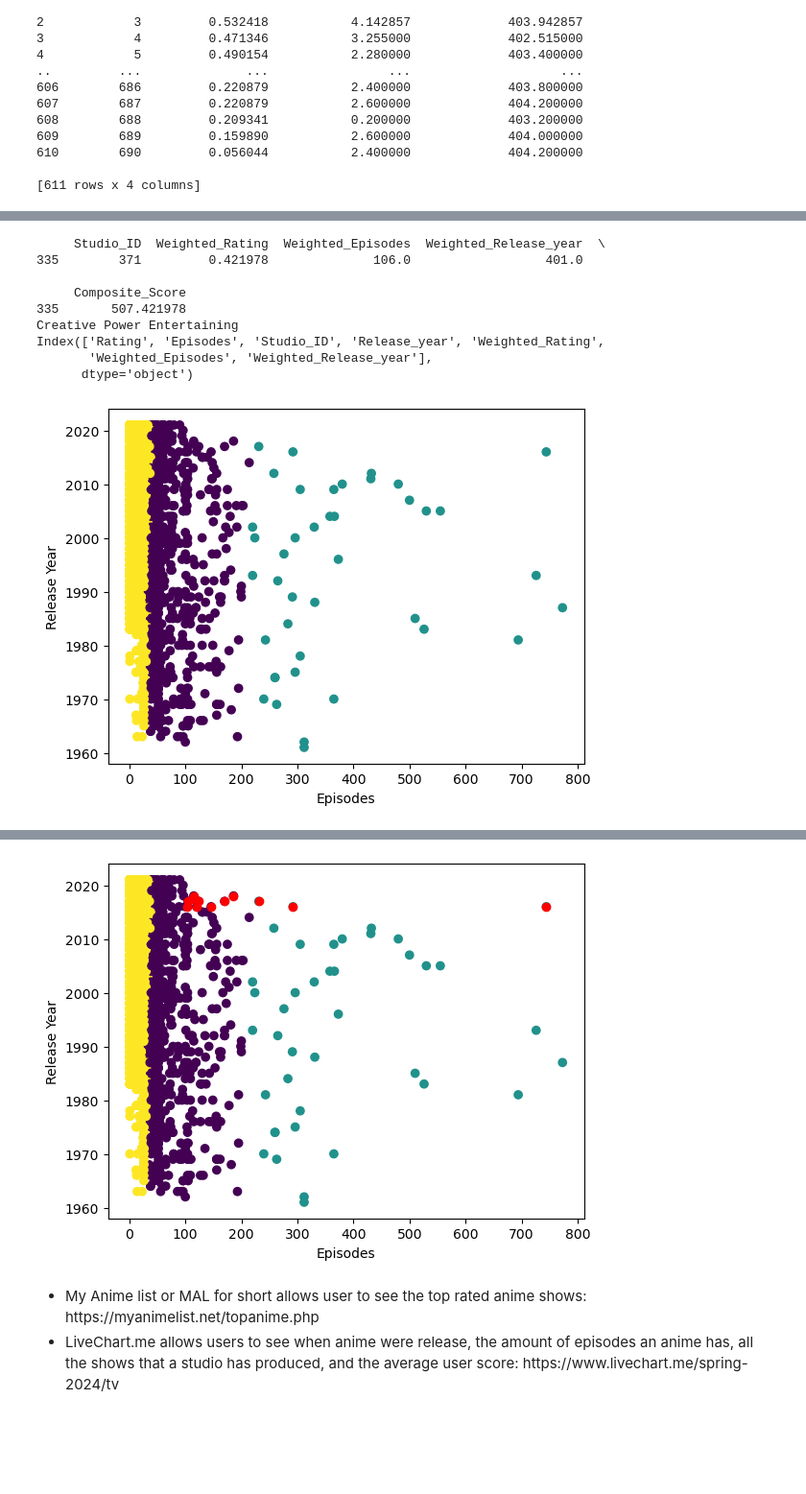
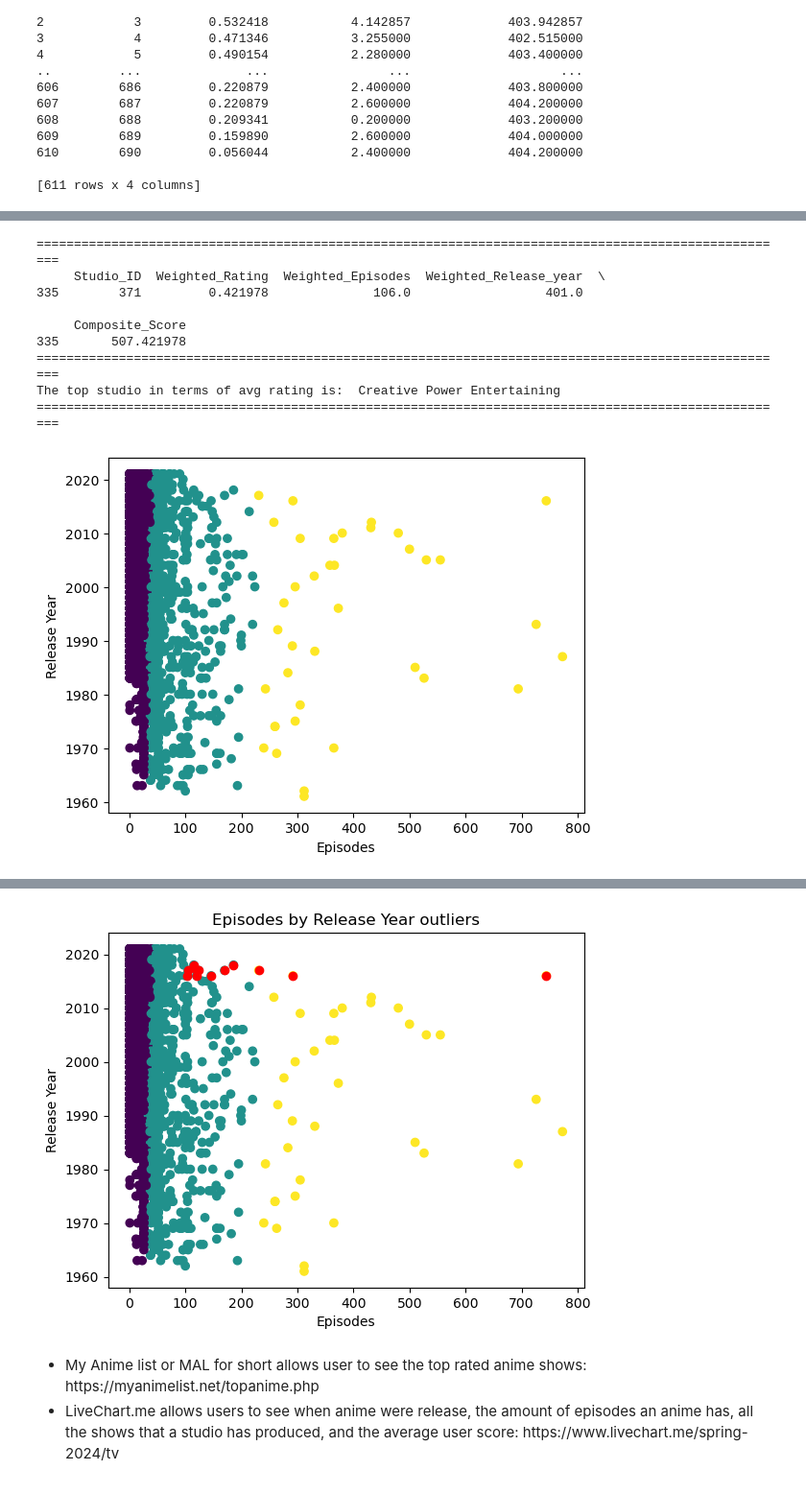
Before and after one commit to D00237535/DAV_CA, a Jupyter notebook: DAV.ipynb, the cells around one changed output, grey strips where cells are left out. Shown at 96% size. Saved outputs shown, nothing was run; the diff lists cells and outputs as text; code cells hidden in the pictures; blank space fills up the shorter version.

Commit message:
Deleted unneeded CSVs and did some final code clean up

```diff
--- a/DAV.ipynb
+++ b/DAV.ipynb
@@ -68,12 +75,3 @@ num_rows_cleaned = data.shape[0]
 2  Mo Xiang Tong Xiu : Original Creator, Xiong Ke...          3
 3  Hiromu Arakawa : Original Creator, Yasuhiro Ir...          4
 4  Hajime Isayama : Original Creator, Tetsurou Ar...          5
-# %%
-##Indexing
-
-#Give every show a unique id number
-data['ID'] = range(1, num_rows_cleaned + 1)
-print(data.head())
-
-#Drop ID column
-data = data.drop('ID', axis=1)
@@ -87,6 +78,6 @@ data = data.drop('ID', axis=1)
 # %%
-# Convert string values to numeric values
-data = data.apply(pd.to_numeric, errors='coerce')
+##Correlation Matrix
+
 
 # Plot the correlation matrix
 correlation_matrix = data.corr()
@@ -95,11 +86,5 @@ plt.xticks(range(len(correlation_matrix.columns)), correlation_matrix.columns, r
 plt.yticks(range(len(correlation_matrix.columns)), correlation_matrix.columns)
 plt.colorbar()
 plt.show()
-
-#give a numeric value for each correlation value and state what two columns are being compared
-for i in range(len(correlation_matrix.columns)):
-    for j in range(i+1, len(correlation_matrix.columns)):
-        correlation_value = correlation_matrix.iloc[i, j]
-        print(correlation_matrix.columns[i], 'and', correlation_matrix.columns[j], 'have a correlation of', correlation_value)
 # %% [output]
 [figure]
@@ -319,17 +381,17 @@ print(studio_grouped)
 [611 rows x 4 columns]
 # %%
 ##Getting final composite score
+
+
 studio_grouped['Composite_Score'] = studio_grouped['Weighted_Rating'] + studio_grouped['Weighted_Episodes'] + studio_grouped['Weighted_Release_year']
 print(studio_grouped)
+
+print("=====================================================================================================")
 
 #Getting the top 10 studios
 top_studios = studio_grouped.nlargest(10, 'Composite_Score')
 print(top_studios)
 
-#explaining the composite score
-print("=====================================================================================================")
-print("The composite score is calculated by taking the weighted average of the rating and episodes of each show produced by the studio.")
-print("The rating is weighted at 60% and the episodes are weighted at 40%. The composite score is the sum of the weighted rating and weighted episodes.")
 print("=====================================================================================================")
 
 #Plotting the top 10 studios using a scatter plot with exact values written on the plot with labels on both axes
@@ -340,25 +402,24 @@ for i, txt in enumerate(top_studios['Composite_Score']):
     plt.annotate(txt, (top_studios['Studio_ID'].values[i], top_studios['Composite_Score'].values[i]))
 plt.show()
 
-#Making a bar plot of the top 10 studios with wider bars
+#Bar plot of the top 10 studios with wider bars
 plt.bar(top_studios['Studio_ID'], top_studios['Composite_Score'], width=0.5)
 plt.xlabel('Studio ID')
 plt.ylabel('Composite Score')
 plt.show()
 
-#printing out the top studio
+print("=====================================================================================================")
 top_studio = top_studios.nlargest(1, 'Composite_Score')
 print(top_studio)
 
-#Using the studio_dict to get the name of the top studio
+print("=====================================================================================================")
+
 top_studio_name = {v: k for k, v in studio_dict.items()}[top_studio['Studio_ID'].values[0]]
-print(top_studio_name)
+print("The top studio in terms of avg rating is: ", top_studio_name)
 
-print(data.columns)
+print("=====================================================================================================")
 
-data.set_index(['Rating', 'Episodes', 'Studio_ID', 'Release_year', 'Weighted_Rating', 'Weighted_Episodes'])
-
-#create a k-means clustering model to find how the release year and episodes are related on a scatter plot
+#k-means clustering model to find how the release year and episodes are related on a scatter plot
 kmeans = KMeans(n_clusters=3)
 kmeans.fit(data[['Episodes', 'Release_year']])
 data['Cluster'] = kmeans.labels_
@@ -370,27 +431,17 @@ plt.show()
 #Print out the number of data points in each cluster
 print(data['Cluster'].value_counts())
 
-#Print out the numerical values of the clusters 1 that have a release year of 2015 or later
-cluster1 = data[data['Cluster'] == 1]
-cluster1 = cluster1[cluster1['Release_year'] >= 2015]
-cluster1_count = cluster1.shape[0]
-print(cluster1_count)
+#Finding the number of shows in cluster 0 that have a release year of 2015 or later
+cluster0 = data[data['Cluster'] == 0]
+cluster0 = cluster0[cluster0['Release_year'] >= 2015]
+cluster0_count = cluster0.shape[0]
+print(cluster0_count)
 
-#explaining what the clusters represent by colour
-print("=====================================================================================================")
-print("The clusters represent the relationship between the number of episodes and the release year of the anime.")
-print("The clusters are represented by different colors on the scatter plot.")
-print("=====================================================================================================")
-print("Cluster 0: Anime with a low number of episodes and a recent release year.")
-print("Cluster 1: Anime with a high number of episodes and an older release year.")
-print("Cluster 2: Anime with a moderate number of episodes and a moderate release year.")
-print("=====================================================================================================")
-
-
-#Using the data, find some outliers such as shows with a high number of episodes that were released recently and plot them on the same scatter plot
+#Using the data, finding some outliers such as shows with a high number of episodes that were released recently
 outliers = data[(data['Episodes'] > 100) & (data['Release_year'] > 2015)]
 plt.scatter(data['Episodes'], data['Release_year'], c=data['Cluster'])
 plt.scatter(outliers['Episodes'], outliers['Release_year'], color='red')
+plt.title('Episodes by Release Year outliers')
 plt.xlabel('Episodes')
 plt.ylabel('Release Year')
 plt.show()
@@ -415,13 +466,13 @@ The rating is weighted at 60% and the episodes are weighted at 40%. The composit
 [figure]
 [figure]
+=====================================================================================================
      Studio_ID  Weighted_Rating  Weighted_Episodes  Weighted_Release_year  \
 335        371         0.421978              106.0                  401.0
 
      Composite_Score
 335       507.421978
-Creative Power Entertaining
-Index(['Rating', 'Episodes', 'Studio_ID', 'Release_year', 'Weighted_Rating',
-       'Weighted_Episodes', 'Weighted_Release_year'],
-      dtype='object')
+=====================================================================================================
+The top studio in terms of avg rating is:  Creative Power Entertaining
+=====================================================================================================
-[figure, old version]
+[figure, new version]
 Cluster
@@ -441,4 +484,4 @@ Cluster 2: Anime with a moderate number of episodes and a moderate release year.
-[figure, old version]
+[figure, new version]
 # %% [markdown]
 <ul>
     <li>My Anime list or MAL for short allows user to see the top rated anime shows: https://myanimelist.net/topanime.php</li>
```
Also changed, not shown: parts of 17 cells of this notebook, 2 other files.
